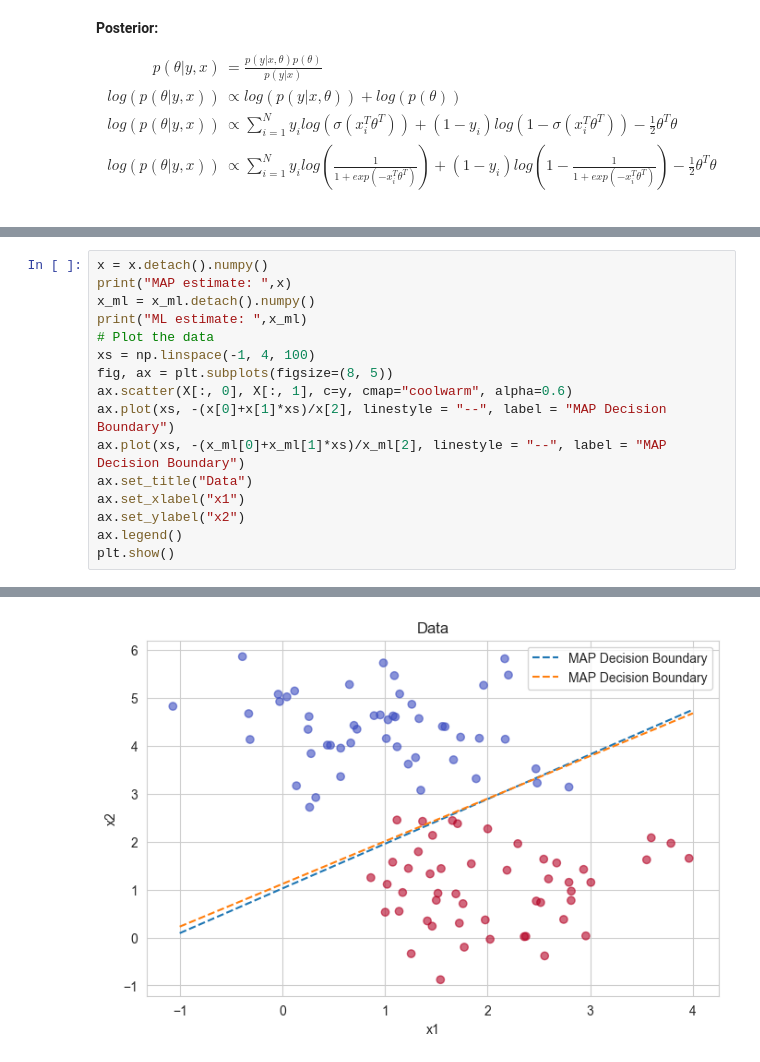
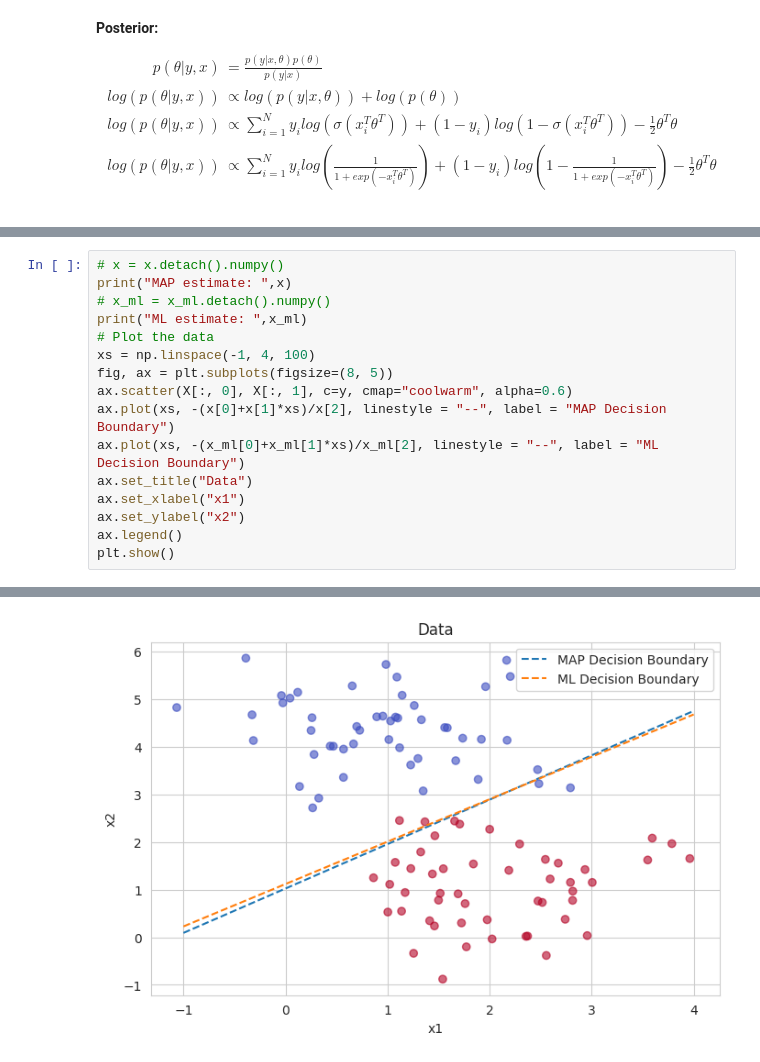
Before and after one commit to Gaurav17Joshi/PML661, a Jupyter notebook: Assignment2/Assignment2_sub.ipynb, the cells around one changed output, grey strips where cells are left out. Cells and saved outputs as stored; diff of their text form.

```diff
--- a/Assignment2/Assignment2_sub.ipynb
+++ b/Assignment2/Assignment2_sub.ipynb
@@ -651,14 +828,14 @@ Optimized x: tensor([ 2.5861,  2.0617, -2.3139], requires_grad=True) Loss:  8.76
 # %%
-x = x.detach().numpy()
+# x = x.detach().numpy()
 print("MAP estimate: ",x)
-x_ml = x_ml.detach().numpy()
+# x_ml = x_ml.detach().numpy()
 print("ML estimate: ",x_ml)
 # Plot the data
 xs = np.linspace(-1, 4, 100)
 fig, ax = plt.subplots(figsize=(8, 5))
 ax.scatter(X[:, 0], X[:, 1], c=y, cmap="coolwarm", alpha=0.6)
 ax.plot(xs, -(x[0]+x[1]*xs)/x[2], linestyle = "--", label = "MAP Decision Boundary")
-ax.plot(xs, -(x_ml[0]+x_ml[1]*xs)/x_ml[2], linestyle = "--", label = "MAP Decision Boundary")
+ax.plot(xs, -(x_ml[0]+x_ml[1]*xs)/x_ml[2], linestyle = "--", label = "ML Decision Boundary")
 ax.set_title("Data")
 ax.set_xlabel("x1")
 ax.set_ylabel("x2")
@@ -670 +847 @@ ML estimate:  [ 2.5861082  2.0616734 -2.3138885]
-[figure, old version]
+[figure, new version]
```
Also changed, not shown: parts of 35 cells of this notebook, 27 other files.
